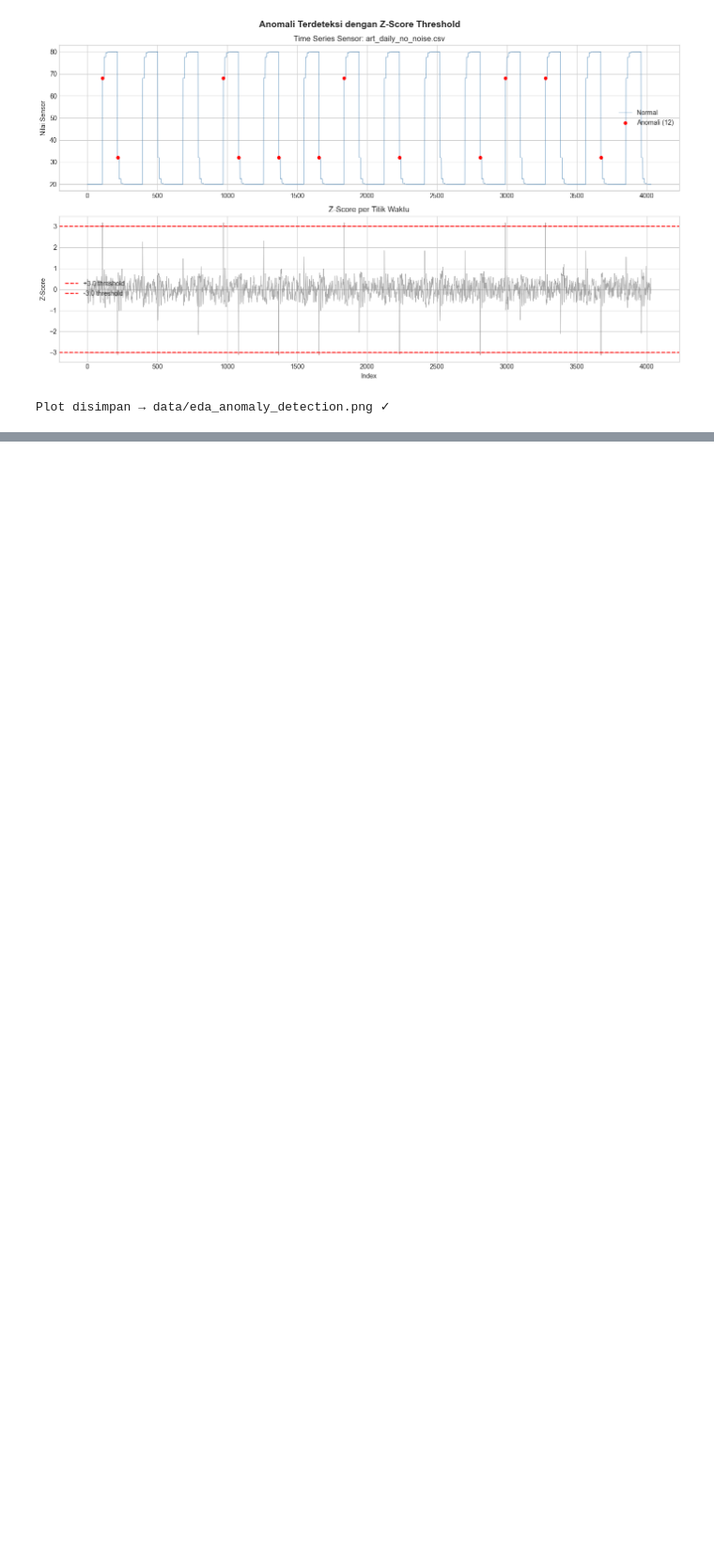
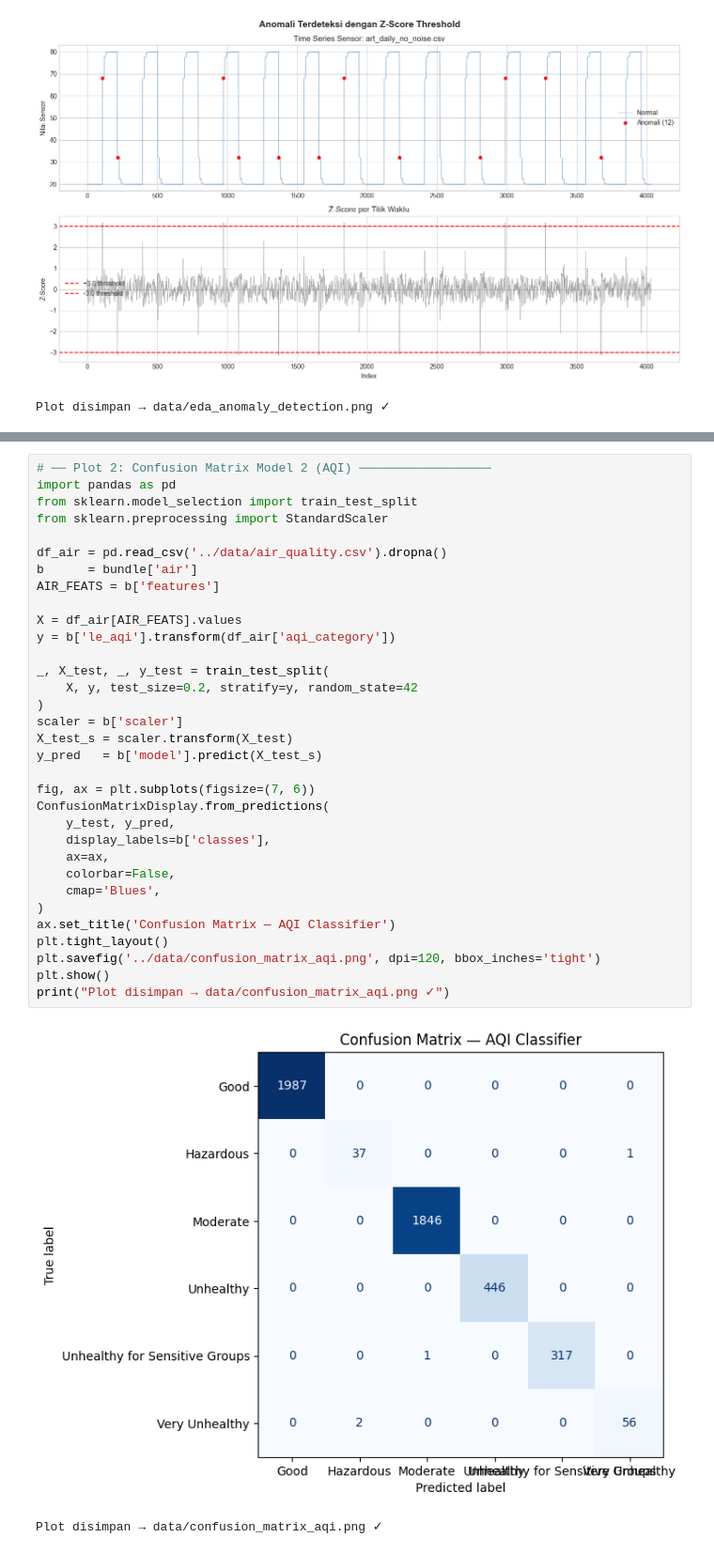
Before and after one commit to ArifAlfarizy/smart-city-platform-kelompok4, a Jupyter notebook: python-ml-service/notebooks/EDA.ipynb, the cells around one changed output, grey strips where cells are left out. Shown at 94% size. Cells and saved outputs as stored; diff of their text form; blank space fills up the shorter version.

```diff
--- a/python-ml-service/notebooks/EDA.ipynb
+++ b/python-ml-service/notebooks/EDA.ipynb
@@ -754,0 +882,36 @@ Plot disimpan → data/eda_anomaly_detection.png ✓
+# %%
+# ── Plot 2: Confusion Matrix Model 2 (AQI) ──────────────────
+import pandas as pd
+from sklearn.model_selection import train_test_split
+from sklearn.preprocessing import StandardScaler
+
+df_air = pd.read_csv('../data/air_quality.csv').dropna()
+b      = bundle['air']
+AIR_FEATS = b['features']
+
+X = df_air[AIR_FEATS].values
+y = b['le_aqi'].transform(df_air['aqi_category'])
+
+_, X_test, _, y_test = train_test_split(
+    X, y, test_size=0.2, stratify=y, random_state=42
+)
+scaler = b['scaler']
+X_test_s = scaler.transform(X_test)
+y_pred   = b['model'].predict(X_test_s)
+
+fig, ax = plt.subplots(figsize=(7, 6))
+ConfusionMatrixDisplay.from_predictions(
+    y_test, y_pred,
+    display_labels=b['classes'],
+    ax=ax,
+    colorbar=False,
+    cmap='Blues',
+)
+ax.set_title('Confusion Matrix — AQI Classifier')
+plt.tight_layout()
+plt.savefig('../data/confusion_matrix_aqi.png', dpi=120, bbox_inches='tight')
+plt.show()
+print("Plot disimpan → data/confusion_matrix_aqi.png ✓")
+# %% [output]
+[figure, added]
+Plot disimpan → data/confusion_matrix_aqi.png ✓
```
Also changed, not shown: parts of 5 cells of this notebook, 2 other files.
